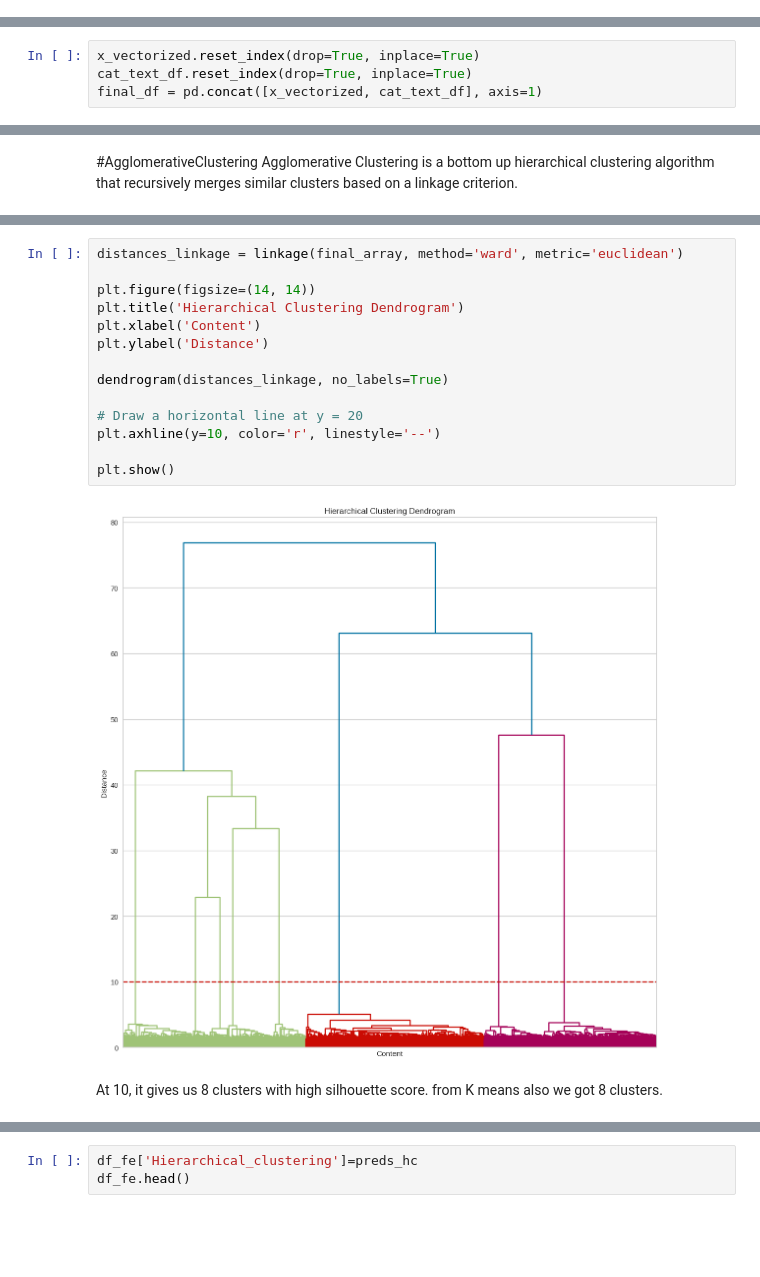
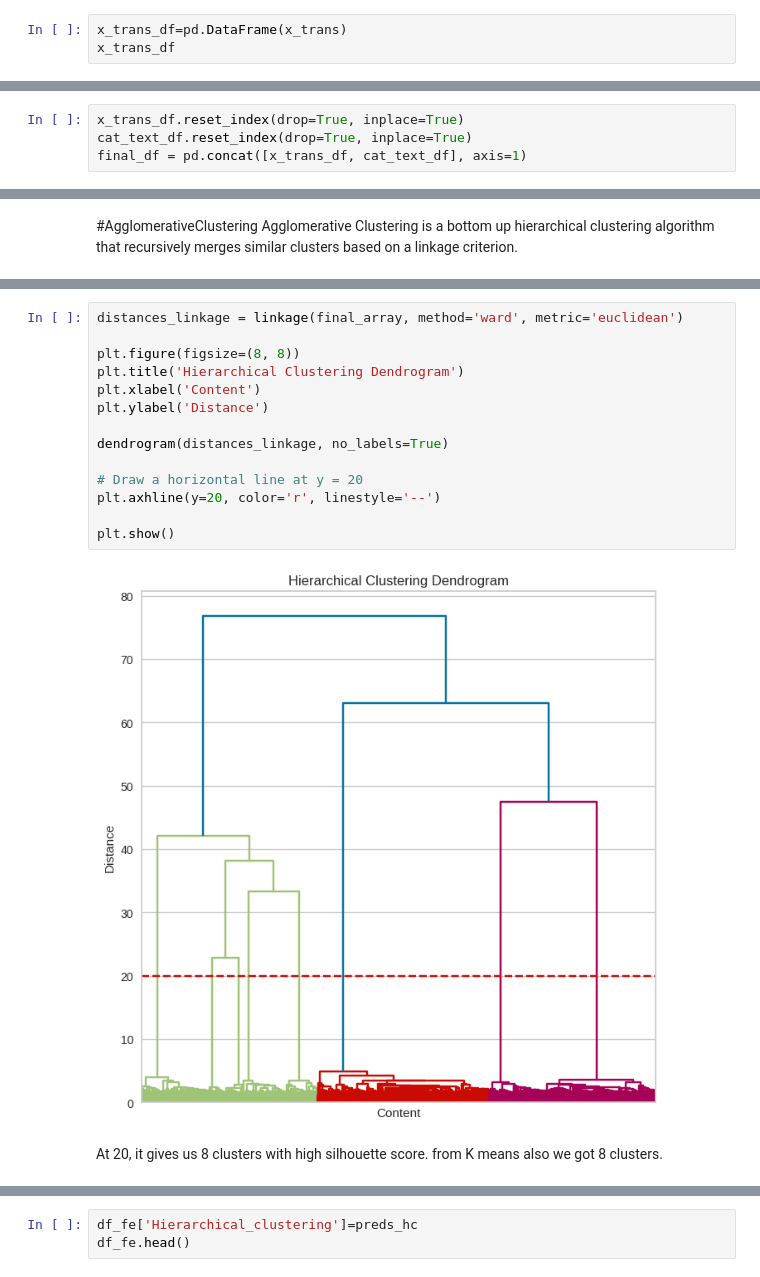
Before and after one commit to subhashsomarouthu/Netflix-Movies-and-TV-Shows-Clustering, a Jupyter notebook: Netflix_Movies_and_TV_Shows_Clustering.ipynb, the cells around one changed output, grey strips where cells are left out. Saved outputs shown, nothing was run; the diff lists cells and outputs as text; blank space fills up the shorter version.

```diff
--- a/Netflix_Movies_and_TV_Shows_Clustering.ipynb
+++ b/Netflix_Movies_and_TV_Shows_Clustering.ipynb
@@ -1902 +1734,4 @@ cat_text_df
 7777 rows × 6 columns
+# %%
+x_trans_df=pd.DataFrame(x_trans)
+x_trans_df
@@ -1903,7 +1752,7 @@ cat_text_df
 # %%
-x_vectorized.reset_index(drop=True, inplace=True)
+x_trans_df.reset_index(drop=True, inplace=True)
 cat_text_df.reset_index(drop=True, inplace=True)
-final_df = pd.concat([x_vectorized, cat_text_df], axis=1)
+final_df = pd.concat([x_trans_df, cat_text_df], axis=1)
 # %%
 final_df
 # %% [output]
@@ -2202,19 +2042,19 @@ hierarchical.sort_values('Silhouette Scores', ascending = False).head()
 # %%
 distances_linkage = linkage(final_array, method='ward', metric='euclidean')
 
-plt.figure(figsize=(14, 14))
+plt.figure(figsize=(8, 8))
 plt.title('Hierarchical Clustering Dendrogram')
 plt.xlabel('Content')
 plt.ylabel('Distance')
 
 dendrogram(distances_linkage, no_labels=True)
 
 # Draw a horizontal line at y = 20
-plt.axhline(y=10, color='r', linestyle='--')
+plt.axhline(y=20, color='r', linestyle='--')
 
 plt.show()
 # %% [output]
-[figure, old version]
+[figure, new version]
 # %% [markdown]
-At 10, it gives us 8 clusters with high silhouette score. from K means also we got 8 clusters.
+At 20, it gives us 8 clusters with high silhouette score. from K means also we got 8 clusters.
 # %%
```
Also changed, not shown: parts of 64 cells of this notebook.
